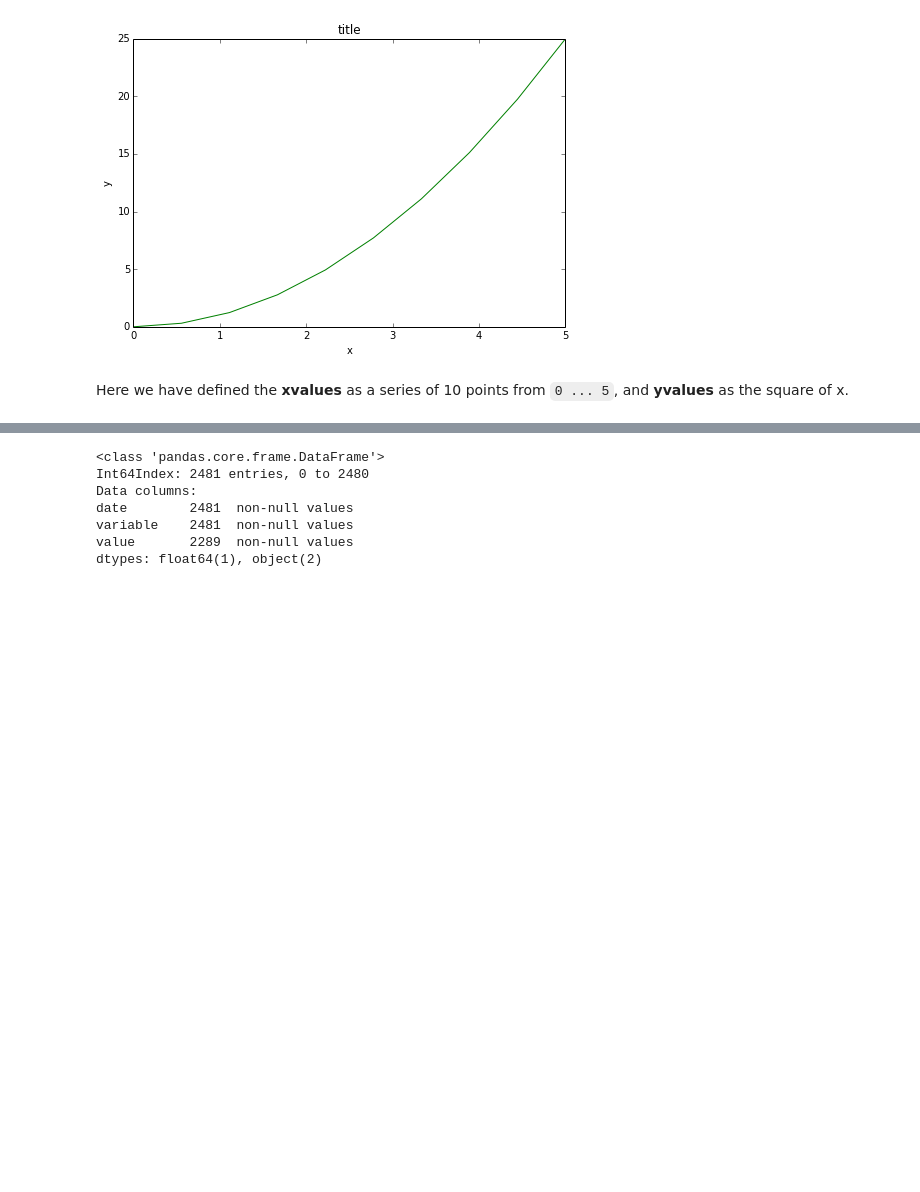
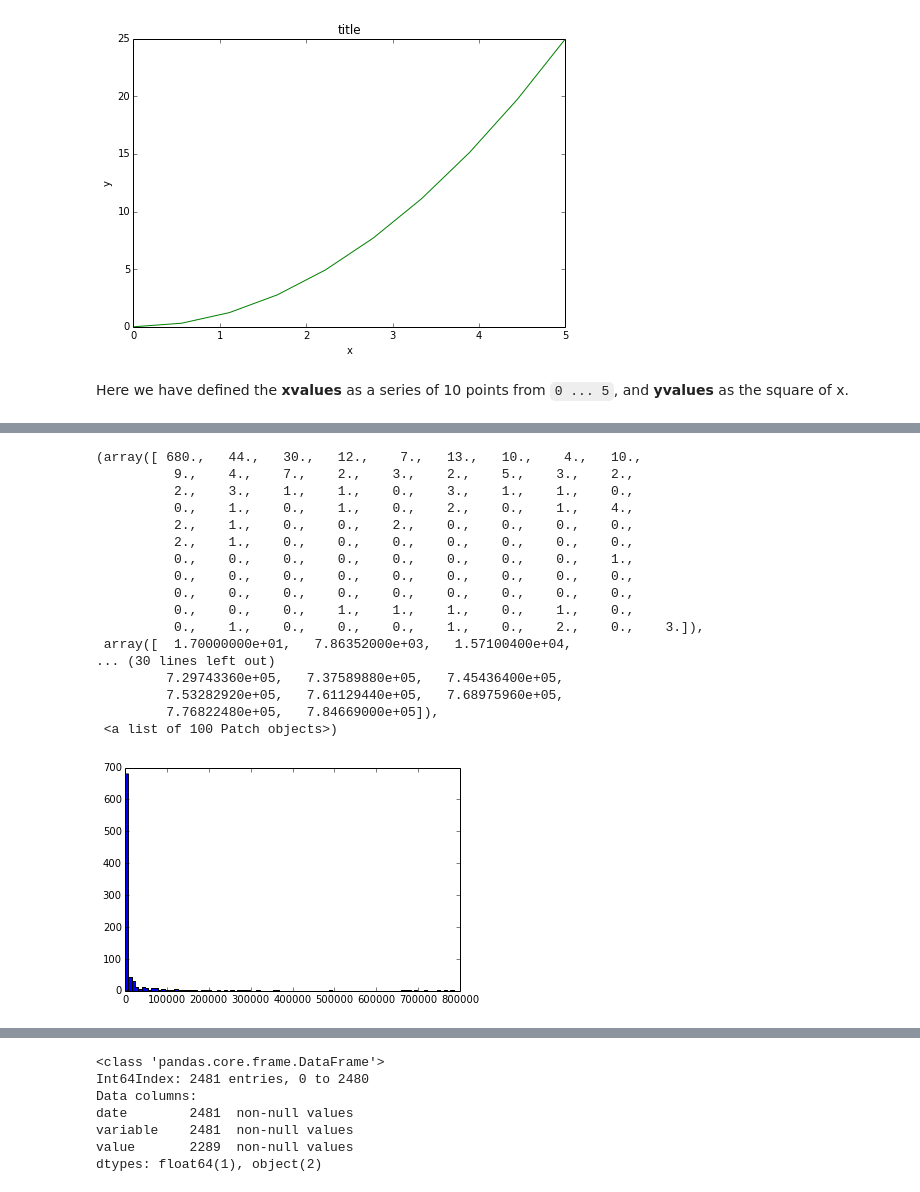
Before and after one commit to rmflight/wg_vis_presentation, a Jupyter notebook: matplotlib demo.ipynb, the cells around one changed output, grey strips where cells are left out. Cells and saved outputs as stored; diff of their text form; code cells hidden in the pictures; blank space fills up the shorter version.

```diff
--- a/matplotlib demo.ipynb
+++ b/matplotlib demo.ipynb
@@ -21,0 +55,21 @@ Here we have defined the **xvalues** as a series of 10 points from `0 ... 5`, an
+# %%
+plt.hist(freshPum, bins=nBin)
+# %% [output]
+(array([ 680.,   44.,   30.,   12.,    7.,   13.,   10.,    4.,   10.,
+          9.,    4.,    7.,    2.,    3.,    2.,    5.,    3.,    2.,
+          2.,    3.,    1.,    1.,    0.,    3.,    1.,    1.,    0.,
+          0.,    1.,    0.,    1.,    0.,    2.,    0.,    1.,    4.,
+          2.,    1.,    0.,    0.,    2.,    0.,    0.,    0.,    0.,
+          2.,    1.,    0.,    0.,    0.,    0.,    0.,    0.,    0.,
+          0.,    0.,    0.,    0.,    0.,    0.,    0.,    0.,    1.,
+          0.,    0.,    0.,    0.,    0.,    0.,    0.,    0.,    0.,
+          0.,    0.,    0.,    0.,    0.,    0.,    0.,    0.,    0.,
+          0.,    0.,    0.,    1.,    1.,    1.,    0.,    1.,    0.,
+          0.,    1.,    0.,    0.,    0.,    1.,    0.,    2.,    0.,    3.]),
+ array([  1.70000000e+01,   7.86352000e+03,   1.57100400e+04,
+... (30 lines left out)
+         7.29743360e+05,   7.37589880e+05,   7.45436400e+05,
+         7.53282920e+05,   7.61129440e+05,   7.68975960e+05,
+         7.76822480e+05,   7.84669000e+05]),
+ <a list of 100 Patch objects>)
+[figure, added]
```
Also changed, not shown: parts of 12 cells of this notebook.
